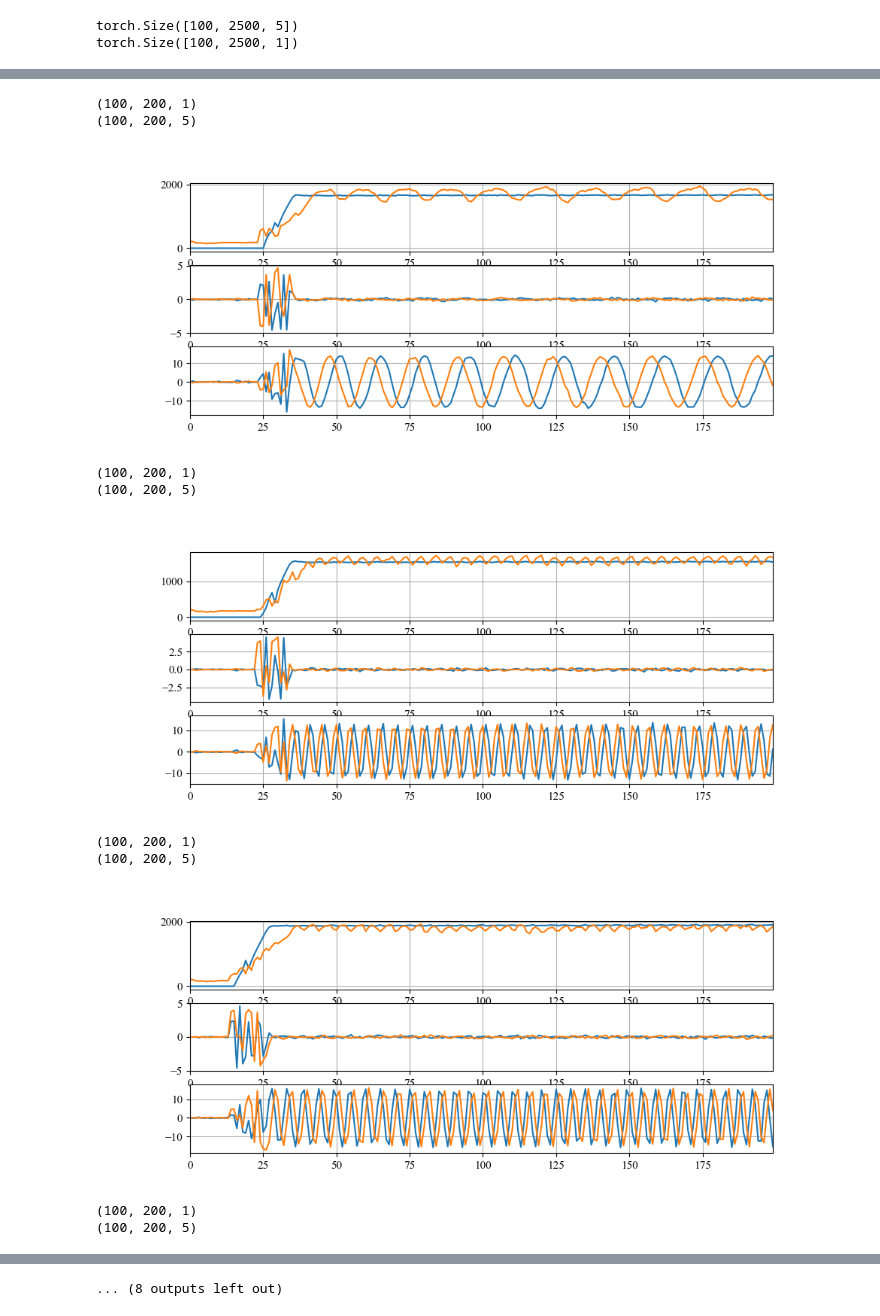
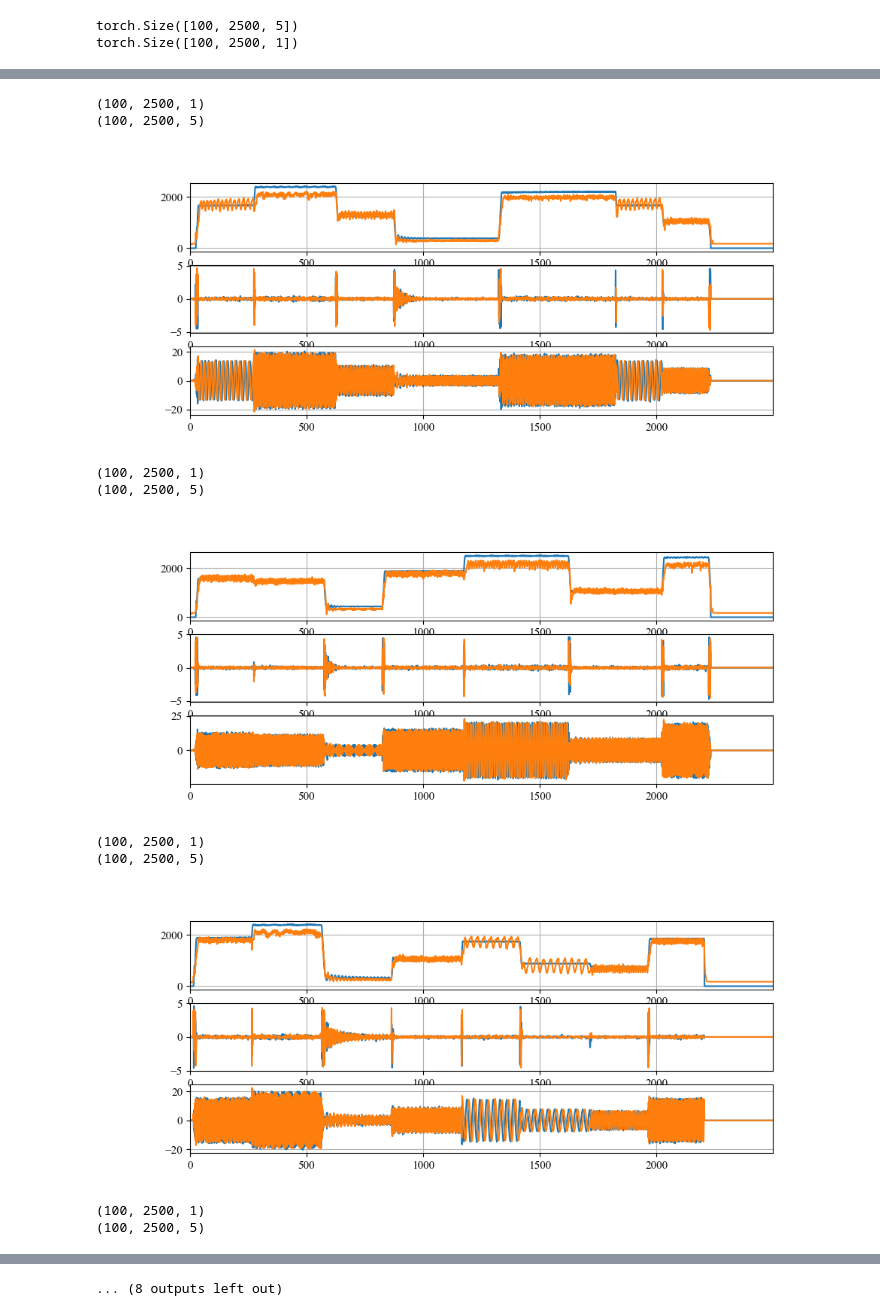
Before and after one commit to buswayne/in-context-bldc, a Jupyter notebook: speed_estimator/test_zerostep_new_v2.ipynb, the cells around one changed output, grey strips where cells are left out. Drawn from its saved outputs; the diff is of its cells as text; code cells hidden in the pictures.

```diff
--- a/speed_estimator/test_zerostep_new_v2.ipynb
+++ b/speed_estimator/test_zerostep_new_v2.ipynb
@@ -252,41 +252,41 @@ Average rmse:  160.47099563598633
 # %%
 
 for i in range(10):
 
-    y_full_np = y_full_all.cpu().numpy()[:,:200,:]
-    y_pred_np = y_pred_all.cpu().numpy()[:,:200,:]
-    u_full_np = u_full_all.cpu().numpy()[:,:200,:]
-    # y_full_np = y_full_all.cpu().numpy()
-    # y_pred_np = y_pred_all.cpu().numpy()
-    # u_full_np = u_full_all.cpu().numpy()
+    # y_full_np = y_full_all.cpu().numpy()[:,:200,:]
+    # y_pred_np = y_pred_all.cpu().numpy()[:,:200,:]
+    # u_full_np = u_full_all.cpu().numpy()[:,:200,:]
+    y_full_np = y_full_all.cpu().numpy()
+    y_pred_np = y_pred_all.cpu().numpy()
+    u_full_np = u_full_all.cpu().numpy()
 
     print(y_full_np.shape)
     print(u_full_np.shape)
     fig = plt.figure(figsize=(10,4))
     ax1 = fig.add_subplot(3,1,1)
     ax1.plot(y_full_np[i])
     ax1.plot(y_pred_np[i])
     ax2 = fig.add_subplot(3,1,2)
     ax2.plot(u_full_np[i,:,0])
     ax2.plot(u_full_np[i,:,1])
     ax3 = fig.add_subplot(3,1,3)
     ax3.plot(u_full_np[i,:,2])
     ax3.plot(u_full_np[i,:,3])
 
 
     plt.show()
 
     # plt.figure(figsize=(10,4))
     # plt.plot(y_full_np[i]/y_pred_np[i])
 # %% [output]
-(100, 200, 1)
-(100, 200, 5)
+(100, 2500, 1)
+(100, 2500, 5)
-[figure, old version]
+[figure, new version]
-(100, 200, 1)
-(100, 200, 5)
+(100, 2500, 1)
+(100, 2500, 5)
-[figure, old version]
+[figure, new version]
-(100, 200, 1)
-(100, 200, 5)
+(100, 2500, 1)
+(100, 2500, 5)
-[figure, old version]
+[figure, new version]
-(100, 200, 1)
-(100, 200, 5)
+(100, 2500, 1)
+(100, 2500, 5)
```
Also changed, not shown: parts of 3 cells of this notebook, 2 other files.
